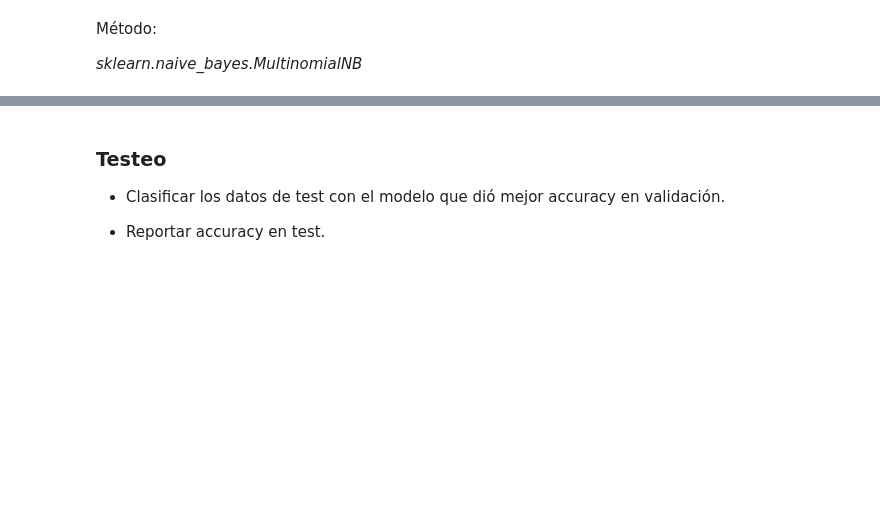
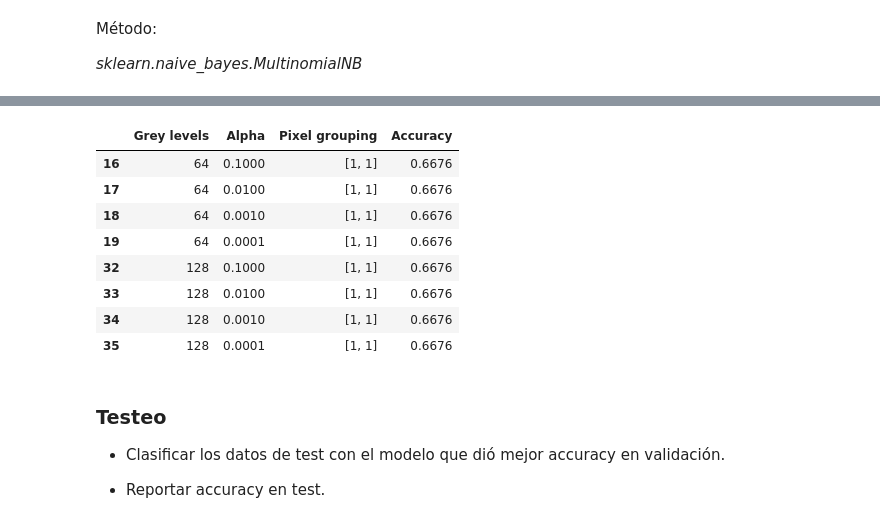
Before and after one commit to rocioparra/redes-neuronales, a Jupyter notebook: 02-naive-bayes/RN20202Q_NaiveBayes_Parra.ipynb, the cells around one changed output, grey strips where cells are left out. Drawn from its saved outputs; the diff is of its cells as text; code cells hidden in the pictures; blank space fills up the shorter version.

```diff
--- a/02-naive-bayes/RN20202Q_NaiveBayes_Parra.ipynb
+++ b/02-naive-bayes/RN20202Q_NaiveBayes_Parra.ipynb
@@ -288,0 +318,31 @@ X_val_porEscalas[255]=X_val
+# %%
+# Recorrer todas las combinaciones de escalas, grupos de pixeles y alfas,registrando el accuracy en
+#validacion
+
+from sklearn.naive_bayes import MultinomialNB
+
+accuracies = []
+
+for grey in grey_levels:
+
+    for size in group_sizes:
+        x = getExpandido(x_train_g[grey], *size)
+        y = y_train.repeat(size[0] * size[1])
+
+        for alpha in alphas:
+            # print(f'Computing: S={size}, G={grey}, A={alpha}...')
+            print(f'Computing: G={grey}, S={size}, A={alpha}...')
+
+            clf = MultinomialNB(alpha=alpha)
+            clf.fit(x, y)
+
+            accuracy = clf.score(x_valid_g[grey], y_valid)
+            accuracies.append({
+                'Grey levels': grey,
+                'Alpha': alpha,
+                'Pixel grouping': size,
+                'Accuracy': accuracy
+            })
+
+            print(f'Accuracy: {accuracy}')
+            print(50 * '-')
@@ -288,0 +367,5 @@ X_val_porEscalas[255]=X_val
+# %%
+import pandas as pd
+
+results = pd.DataFrame(accuracies)
+results.head()
@@ -288,0 +379,13 @@ X_val_porEscalas[255]=X_val
+# %%
+best = results['Accuracy'].max()
+results[results['Accuracy'] == best]
+# %% [output]
+|  | Grey levels | Alpha | Pixel grouping | Accuracy |
+| 16 | 64 | 0.1000 | [1, 1] | 0.6676 |
+| 17 | 64 | 0.0100 | [1, 1] | 0.6676 |
+| 18 | 64 | 0.0010 | [1, 1] | 0.6676 |
+| 19 | 64 | 0.0001 | [1, 1] | 0.6676 |
+| 32 | 128 | 0.1000 | [1, 1] | 0.6676 |
+| 33 | 128 | 0.0100 | [1, 1] | 0.6676 |
+| 34 | 128 | 0.0010 | [1, 1] | 0.6676 |
+| 35 | 128 | 0.0001 | [1, 1] | 0.6676 |
```
Also changed, not shown: parts of 18 cells of this notebook.
